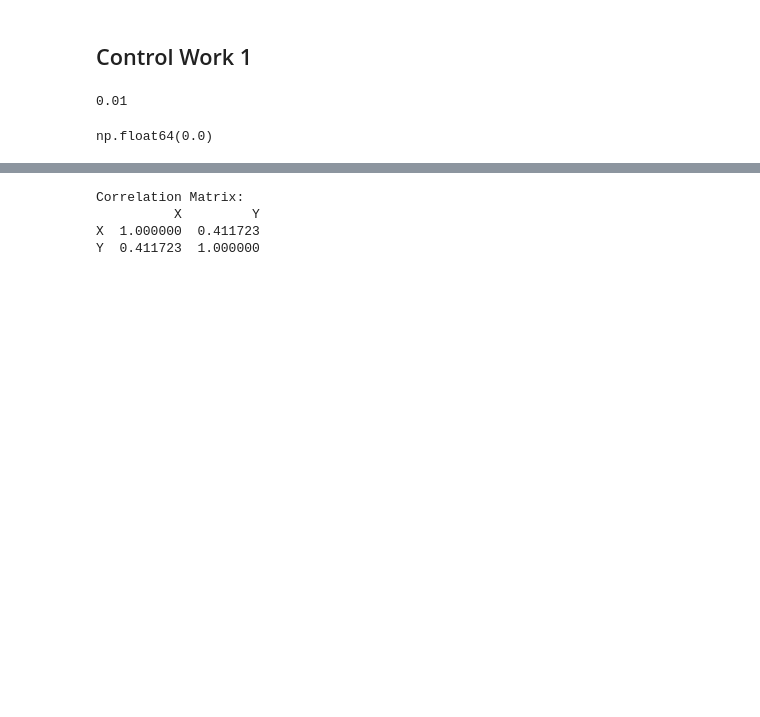
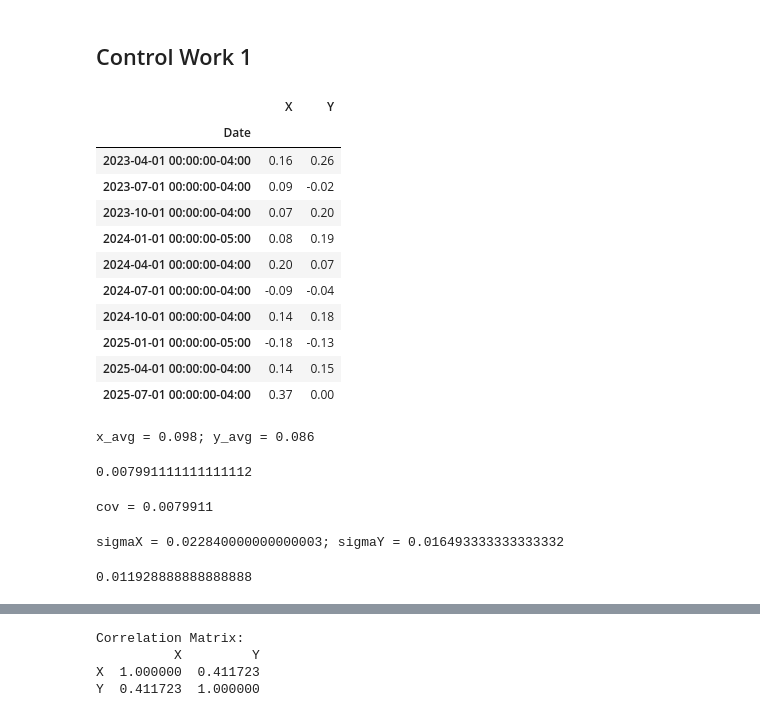
Before and after one commit to Bayan2019/kaz-gu, a Jupyter notebook: 01-ipynb/01-mathematical-statistics.ipynb, the cells around one changed output, grey strips where cells are left out. Cells and saved outputs as stored; diff of their text form; code cells hidden in the pictures; blank space fills up the shorter version.

```diff
--- a/01-ipynb/01-mathematical-statistics.ipynb
+++ b/01-ipynb/01-mathematical-statistics.ipynb
@@ -167,15 +167,46 @@ from scipy.stats import pearsonr
 # %%
 df = variant01.iloc[1:, :]
 n = df.shape[0]
-# выборочную ковариацию
-cov = round((1/n)*sum([num for num in (df.X-df.X.mean())*(df.Y - df.Y.mean())]), 2)
-# %% [output]
-0.01
+# %%
+df
+# %% [output]
+|  | X | Y |
+| Date |  |  |
+| 2023-04-01 00:00:00-04:00 | 0.16 | 0.26 |
+| 2023-07-01 00:00:00-04:00 | 0.09 | -0.02 |
+| 2023-10-01 00:00:00-04:00 | 0.07 | 0.20 |
+| 2024-01-01 00:00:00-05:00 | 0.08 | 0.19 |
+| 2024-04-01 00:00:00-04:00 | 0.20 | 0.07 |
+| 2024-07-01 00:00:00-04:00 | -0.09 | -0.04 |
+| 2024-10-01 00:00:00-04:00 | 0.14 | 0.18 |
+| 2025-01-01 00:00:00-05:00 | -0.18 | -0.13 |
+| 2025-04-01 00:00:00-04:00 | 0.14 | 0.15 |
+| 2025-07-01 00:00:00-04:00 | 0.37 | 0.00 |
+# %%
+x_avg = df.X.mean()
+y_avg = df.Y.mean()
+print(f"x_avg = {x_avg}; y_avg = {y_avg}")
+# %% [output]
+x_avg = 0.098; y_avg = 0.086
+# %%
+sum([num for num in (df.X-df.X.mean())*(df.Y - df.Y.mean())])*(1/(n-1))
+# %% [output]
+0.007991111111111112
+# %%
+# выборочную ковариацию
+cov = round((1/(n-1))*sum([num for num in (df.X-df.X.mean())*(df.Y - df.Y.mean())]), 7)
+print(f"cov = {cov}")
+# %% [output]
+cov = 0.0079911
 # %%
 # исправленную выборочную дисперсию
 sigmaX = df.X.std(ddof=1)
 sigmaY = df.Y.std(ddof=1)
 
-math.sqrt((1/(n-1))*sum([num**2 for num in df.X-df.X.mean()])) - df.X.std(ddof=1)
+print(f"sigmaX = {sigmaX**2}; sigmaY = {sigmaY**2}")
 # %% [output]
-np.float64(0.0)
+sigmaX = 0.022840000000000003; sigmaY = 0.016493333333333332
+# %%
+(1/(n-1))*sum([num**2 for num in df.X-df.X.mean()])
+# %% [output]
+0.011928888888888888
```
Also changed, not shown: parts of 3 cells of this notebook, 1 other file.
